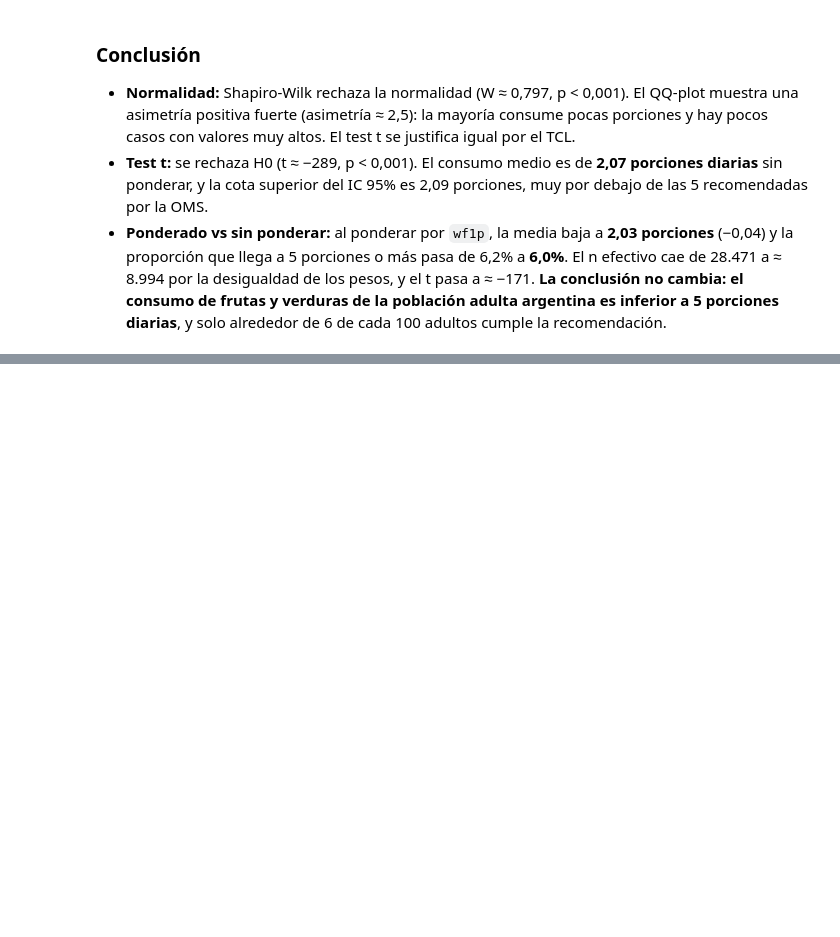
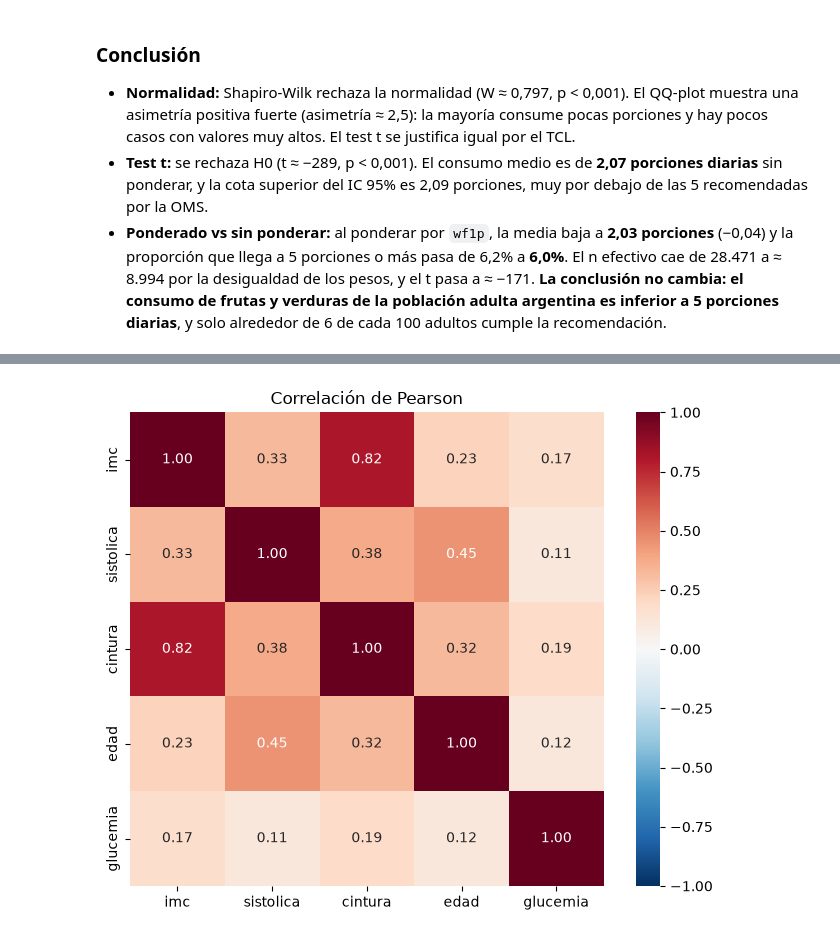
Before and after one commit to fausmurgades/Fundamentos-De-La-Ciencia-De-Datos-TP-Especial, a Jupyter notebook: nacho.ipynb, the cells around one changed output, grey strips where cells are left out. Saved outputs shown, nothing was run; the diff lists cells and outputs as text; code cells hidden in the pictures; blank space fills up the shorter version.

```diff
--- a/nacho.ipynb
+++ b/nacho.ipynb
@@ -1520,0 +1643,12 @@ comparacion.round(4)
+# %%
+# Correlación de Pearson entre todas las variables de la hipótesis.
+# Mide qué tan lineal es la relación entre cada par: cerca de 1 o -1 es fuerte, cerca de 0 es débil.
+
+fig, ax = plt.subplots(figsize=(7, 5.5))
+sns.heatmap(df_hip.corr(method="pearson"), annot=True, fmt=".2f", cmap="RdBu_r",
+            center=0, vmin=-1, vmax=1, square=True, ax=ax)
+ax.set_title("Correlación de Pearson")
+plt.tight_layout()
+plt.show()
+# %% [output]
+[figure, added]
```
Also changed, not shown: parts of 17 cells of this notebook, 1 other file.
